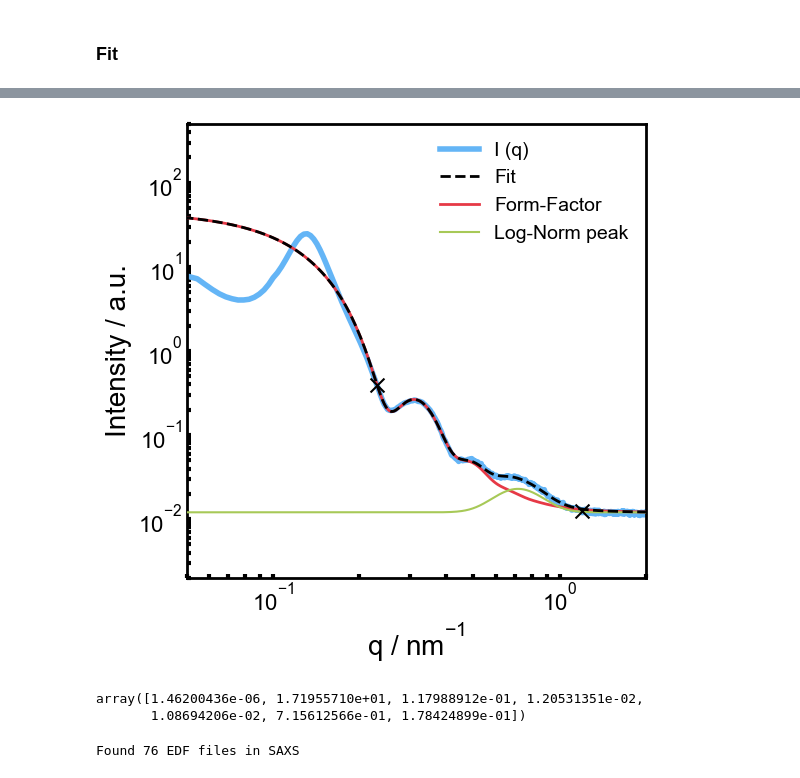
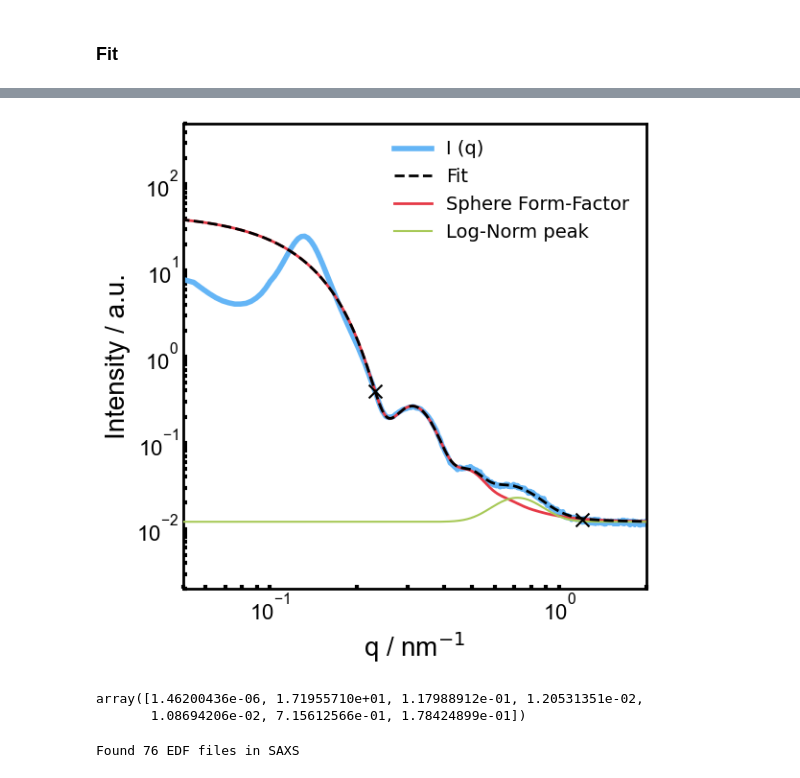
Before and after one commit to Akmalumarov/X_Ray_Scattering_Analysis, a Jupyter notebook: projects/Brushes/PEG_PNIPAM_crystallization/PEG_PNIPAM_cryst.ipynb, the cells around one changed output, grey strips where cells are left out. Cells and saved outputs as stored; diff of their text form; code cells hidden in the pictures.

Commit message:
Cryst + Zalygin

```diff
--- a/projects/Brushes/PEG_PNIPAM_crystallization/PEG_PNIPAM_cryst.ipynb
+++ b/projects/Brushes/PEG_PNIPAM_crystallization/PEG_PNIPAM_cryst.ipynb
@@ -172,0 +769,37 @@ Found 75 EDF files in SAXS
+# %%
+fig, ax = plt.subplots(figsize=(4, 4))
+Data = Exp292_12_10C
+ax.set_position([0.15, 0.11, 0.75, 0.79])  # [left, bottom, width, height]
+
+q, I = Data.get_1d_SAXS(63)
+ax.plot(q, I / P1 + 1, linewidth=7, color='#01ADF8', label='Crystalline State')
+ax.plot(q, S1 + 1, linestyle='--', color='black', zorder=11, linewidth=2)
+
+q, I = Data.get_1d_SAXS(32)
+ax.plot(q, I / P2 / 3, linewidth=7, color='#8EC209', label='Melt State')
+ax.plot(q, S2, linestyle='--', color='black', zorder=11, linewidth=2)
+
+plt.xlim(0.05, 0.35)
+
+ax.set_xlabel(r'q / nm$^{-1}$', fontsize=20, fontfamily='Arial')
+ax.set_ylabel(r'S (q) / a.u.', fontsize=20, fontfamily='Arial')
+
+
+# Легенда
+# ax.legend(fontsize=14, frameon=False, fancybox=False, shadow=False)
+
+# Утолщенные рамки
+for axis in ['top','bottom','left','right']:
+    ax.spines[axis].set_linewidth(3)
+
+# Настройка tick parameters
+ax.tick_params(axis="both", which='major', direction="in", width=3, length=5, labelsize=16)
+ax.tick_params(axis="both", which='minor', direction="in", width=2, length=3, labelsize=16)
+
+# Убедимся, что все tick labels используют Arial
+for tick in ax.get_xticklabels():
+    tick.set_fontfamily('Arial')
+for tick in ax.get_yticklabels():
+    tick.set_fontfamily('Arial')
+
+plt.savefig(r'E:\PEG_PNIPAM crystallization\Figures\Fig_PDI_mini.png', dpi=300, bbox_inches='tight', transparent=True)
@@ -264,7 +909,7 @@ bars = ax.bar(sample, p_melt, color='#8EC209', edgecolor='black', linewidth=2, w
 
 # Labels
 ax.set_xlabel('Sample', fontsize=20, fontfamily='Arial')
-ax.set_ylabel('PDI', fontsize=20, fontfamily='Arial')
+ax.set_ylabel('$d_2$ PDI', fontsize=20, fontfamily='Arial')
 
 # Y-axis как на I(q) графике
 ax.set_ylim(0, 0.181)
@@ -315,7 +960,7 @@ bars = ax.bar(sample, p_cryst, color='#01ADF8', edgecolor='black', linewidth=2,
 
 # Labels
 ax.set_xlabel('Sample', fontsize=20, fontfamily='Arial')
-ax.set_ylabel('PDI', fontsize=20, fontfamily='Arial')
+ax.set_ylabel('$d_2$ PDI', fontsize=20, fontfamily='Arial')
 
 # Y-axis как на I(q) графике
 ax.set_ylim(0, 0.181)
@@ -649,39 +1356,39 @@ p, cov = curve_fit(Spheres_log_norm, q[l:r], I[l:r], p0=[7.77852848e-07, 1.65942
 
 # # Отображение компонентов подгонки
 ax.plot(q, Spheres_log_norm(q, *p), linestyle='--', color='black', zorder=15, label='Fit', linewidth=2)
-ax.plot(q, Polydisperse_spheres(q, *p[:4]), linestyle='-', color='#e63946', zorder=11, label='Form-Factor', linewidth=2)
+ax.plot(q, Polydisperse_spheres(q, *p[:4]), linestyle='-', color='#e63946', zorder=11, label='Sphere Form-Factor', linewidth=2)
 ax.plot(q, log_normal_peak(q, *p[4:]) + p[3], linestyle='-', color='#a7c957', zorder=12, label='Log-Norm peak')
 
 # # Настройки графика
 ax.set_xscale('log')
 ax.set_yscale('log')
 ax.set_xlabel(r'q / nm$^{-1}$', fontsize=20, fontfamily='Arial')
 ax.set_ylabel(r'Intensity / a.u.', fontsize=20, fontfamily='Arial')
 ax.set_xlim(0.05, 2)
 ax.set_ylim(2e-3, 5e2)
 
 # Легенда
 ax.legend(fontsize=14, frameon=False, fancybox=False, shadow=False)
 
 # Утолщенные рамки
 for axis in ['top','bottom','left','right']:
     ax.spines[axis].set_linewidth(2)
 
 # Настройка tick parameters
 ax.tick_params(axis="both", which='both', direction="in", width=3, length=3, labelsize=16)
 
 # Убедимся, что все tick labels используют Arial
 for tick in ax.get_xticklabels():
     tick.set_fontfamily('Arial')
 for tick in ax.get_yticklabels():
     tick.set_fontfamily('Arial')
 
 plt.tight_layout()
-# plt.savefig(r'E:\PEG_PNIPAM crystallization\Figures\Fig6.png', dpi=300, bbox_inches='tight', transparent=True)
+plt.savefig(r'E:\PEG_PNIPAM crystallization\Figures\Fig6.png', dpi=300, bbox_inches='tight', transparent=True)
 plt.show()
 p
 # %% [output]
-[figure, old version]
+[figure, new version]
 array([1.46200436e-06, 1.71955710e+01, 1.17988912e-01, 1.20531351e-02,
        1.08694206e-02, 7.15612566e-01, 1.78424899e-01])
 # %%
```
Also changed, not shown: parts of 54 cells of this notebook, 12 other files.
